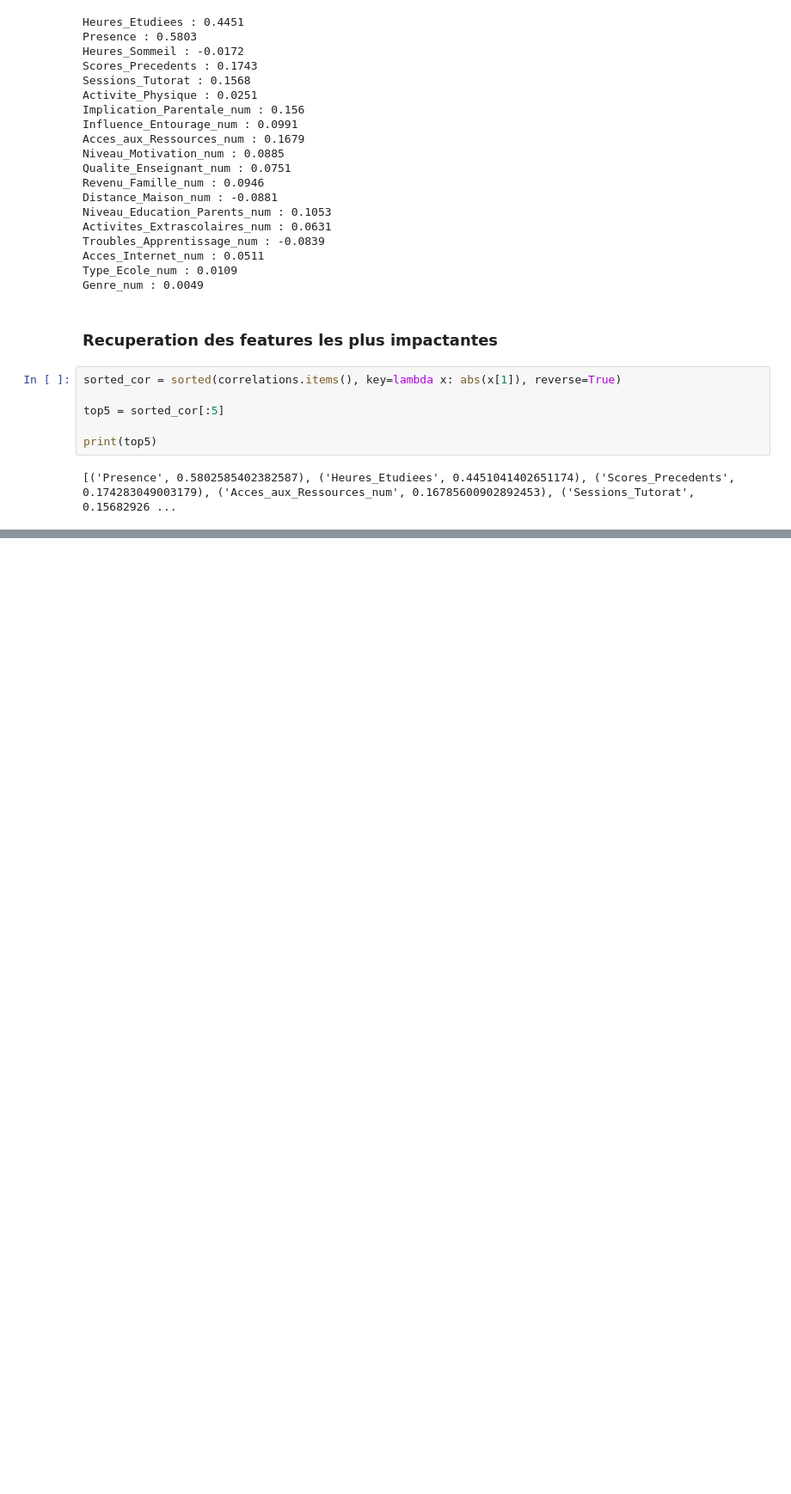
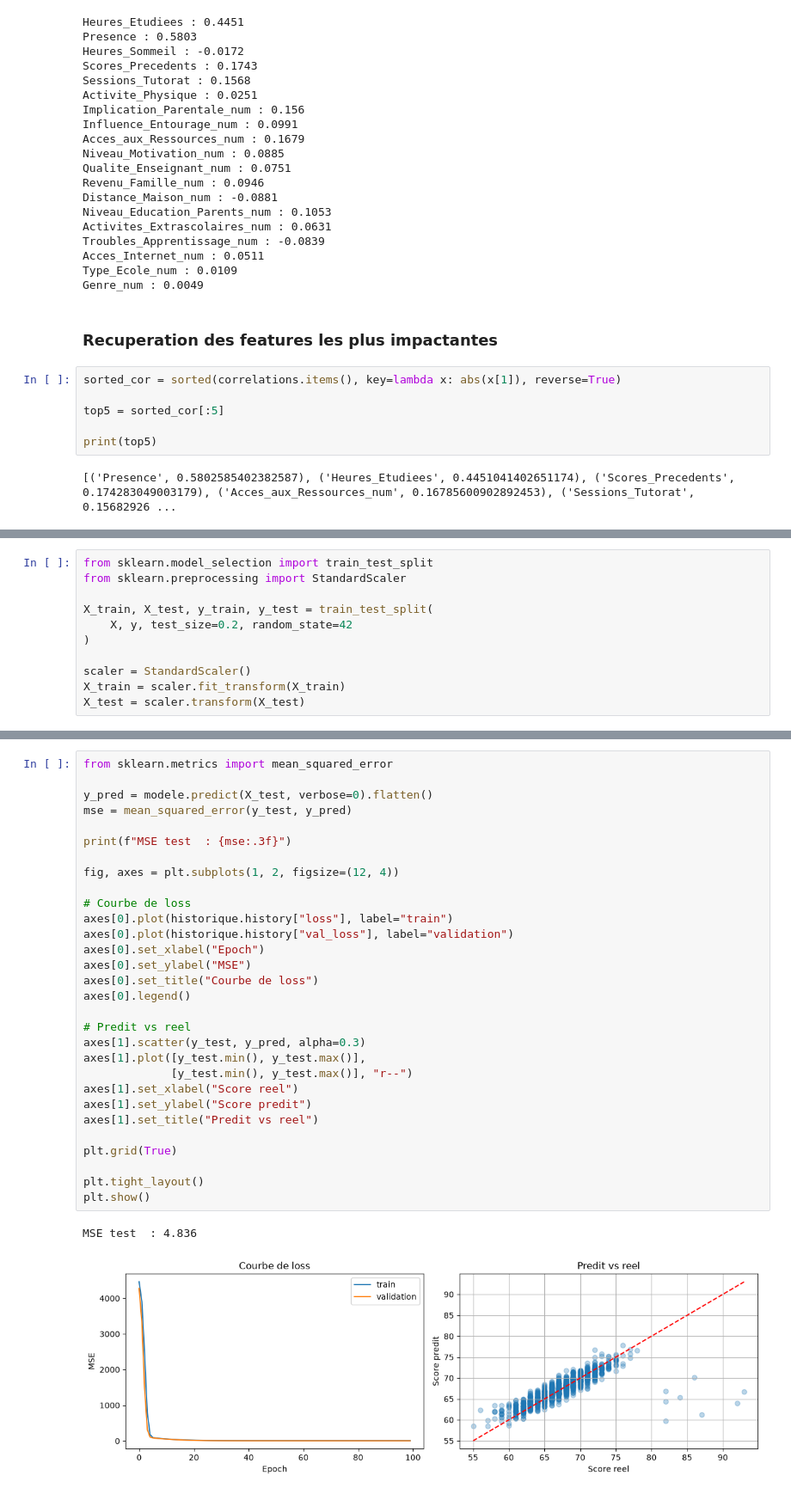
Before and after one commit to jade6taf/Projet-Hadoop-_3IABD1_2026, a Jupyter notebook: Code/analyse.ipynb, the cells around one changed output, grey strips where cells are left out. Shown at 86% size. Drawn from its saved outputs; the diff is of its cells as text; blank space fills up the shorter version.

```diff
--- a/Code/analyse.ipynb
+++ b/Code/analyse.ipynb
@@ -192,0 +213,11 @@ print(top5)
+# %%
+from sklearn.model_selection import train_test_split
+from sklearn.preprocessing import StandardScaler
+
+X_train, X_test, y_train, y_test = train_test_split(
+    X, y, test_size=0.2, random_state=42
+)
+
+scaler = StandardScaler()
+X_train = scaler.fit_transform(X_train)
+X_test = scaler.transform(X_test)
@@ -192,0 +252,33 @@ print(top5)
+# %%
+from sklearn.metrics import mean_squared_error
+
+y_pred = modele.predict(X_test, verbose=0).flatten()
+mse = mean_squared_error(y_test, y_pred)
+
+print(f"MSE test  : {mse:.3f}")
+
+fig, axes = plt.subplots(1, 2, figsize=(12, 4))
+
+# Courbe de loss
+axes[0].plot(historique.history["loss"], label="train")
+axes[0].plot(historique.history["val_loss"], label="validation")
+axes[0].set_xlabel("Epoch")
+axes[0].set_ylabel("MSE")
+axes[0].set_title("Courbe de loss")
+axes[0].legend()
+
+# Predit vs reel
+axes[1].scatter(y_test, y_pred, alpha=0.3)
+axes[1].plot([y_test.min(), y_test.max()],
+             [y_test.min(), y_test.max()], "r--")
+axes[1].set_xlabel("Score reel")
+axes[1].set_ylabel("Score predit")
+axes[1].set_title("Predit vs reel")
+
+plt.grid(True)
+
+plt.tight_layout()
+plt.show()
+# %% [output]
+MSE test  : 4.836
+[figure, added]
```
Also changed, not shown: parts of 8 cells of this notebook.
